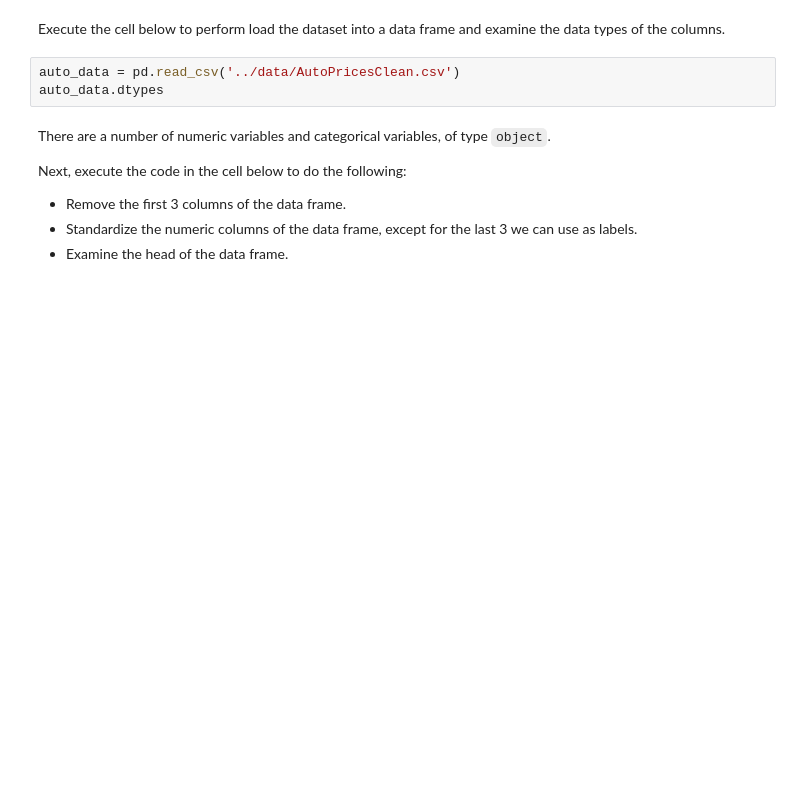
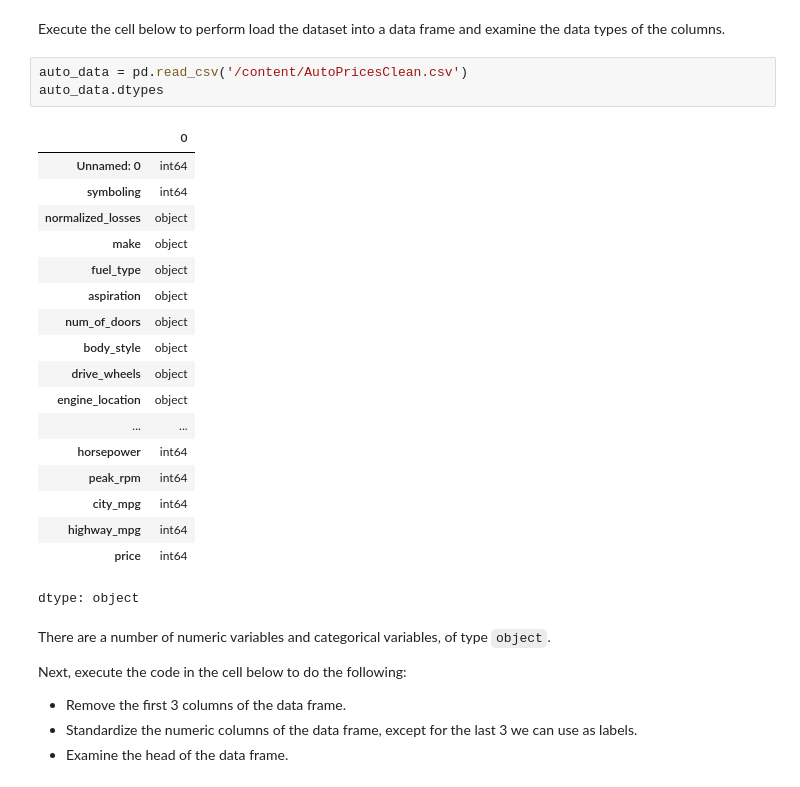
Before and after one commit to lscarval/CSCI-E-83-Fundamentals, a Jupyter notebook: Notebooks/22_Chapter22_GeneralizedLinearModels.ipynb, the cells around one changed output. Drawn from its saved outputs; the diff is of its cells as text; blank space fills up the shorter version.

```diff
--- a/Notebooks/22_Chapter22_GeneralizedLinearModels.ipynb
+++ b/Notebooks/22_Chapter22_GeneralizedLinearModels.ipynb
@@ -36,8 +36,27 @@ sns.set(style='ticks', palette='Set2')
 # %% [markdown]
 Execute the cell below to perform load the dataset into a data frame and examine the data types of the columns.
 # %%
-auto_data = pd.read_csv('../data/AutoPricesClean.csv')
+auto_data = pd.read_csv('/content/AutoPricesClean.csv')
 auto_data.dtypes
+# %% [output]
+|  | 0 |
+| Unnamed: 0 | int64 |
+| symboling | int64 |
+| normalized_losses | object |
+| make | object |
+| fuel_type | object |
+| aspiration | object |
+| num_of_doors | object |
+| body_style | object |
+| drive_wheels | object |
+| engine_location | object |
+| ... | ... |
+| horsepower | int64 |
+| peak_rpm | int64 |
+| city_mpg | int64 |
+| highway_mpg | int64 |
+| price | int64 |
+dtype: object
 # %% [markdown]
 There are a number of numeric variables and categorical variables, of type `object`.
 
```
Also changed, not shown: parts of 1 cell of this notebook.
